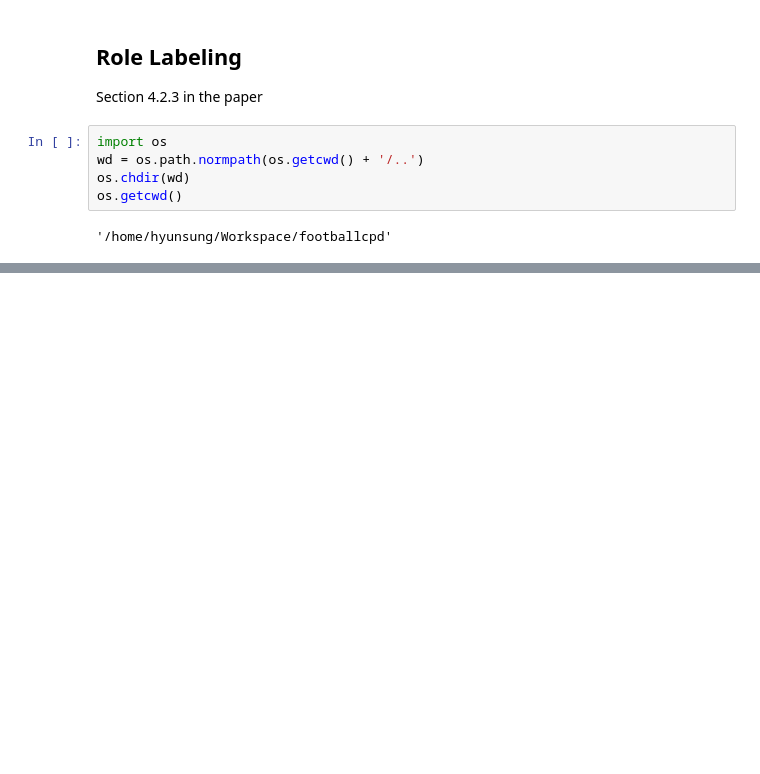
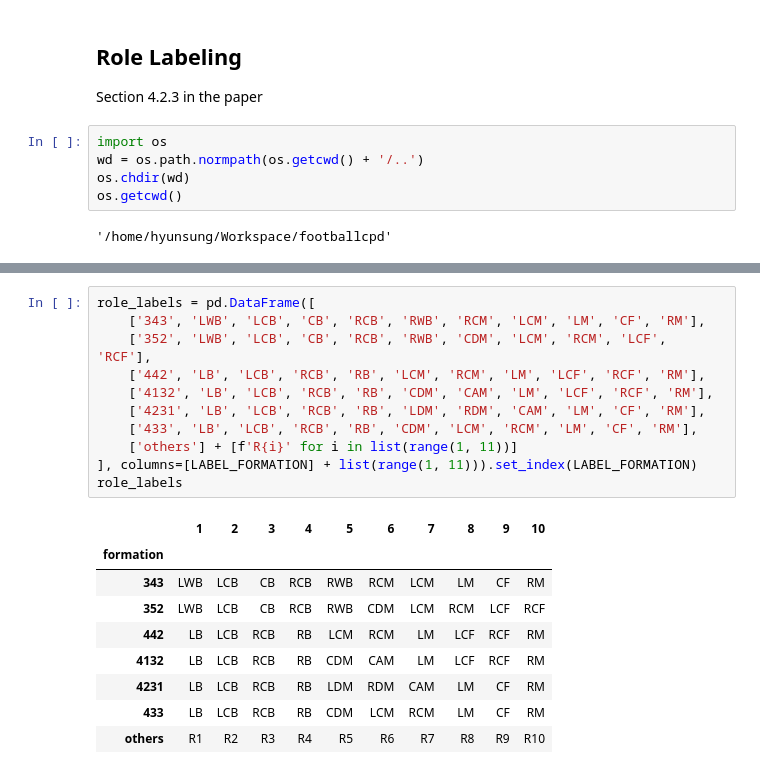
Before and after one commit to pientist/soccercpd, a Jupyter notebook: src/2_role_labeling.ipynb, the cells around one changed output, grey strips where cells are left out. Saved outputs shown, nothing was run; the diff lists cells and outputs as text; blank space fills up the shorter version.

```diff
--- a/src/2_role_labeling.ipynb
+++ b/src/2_role_labeling.ipynb
@@ -30,0 +71,21 @@ plt.rcParams['font.size'] = 15
+# %%
+role_labels = pd.DataFrame([
+    ['343', 'LWB', 'LCB', 'CB', 'RCB', 'RWB', 'RCM', 'LCM', 'LM', 'CF', 'RM'],
+    ['352', 'LWB', 'LCB', 'CB', 'RCB', 'RWB', 'CDM', 'LCM', 'RCM', 'LCF', 'RCF'],
+    ['442', 'LB', 'LCB', 'RCB', 'RB', 'LCM', 'RCM', 'LM', 'LCF', 'RCF', 'RM'],
+    ['4132', 'LB', 'LCB', 'RCB', 'RB', 'CDM', 'CAM', 'LM', 'LCF', 'RCF', 'RM'],
+    ['4231', 'LB', 'LCB', 'RCB', 'RB', 'LDM', 'RDM', 'CAM', 'LM', 'CF', 'RM'],
+    ['433', 'LB', 'LCB', 'RCB', 'RB', 'CDM', 'LCM', 'RCM', 'LM', 'CF', 'RM'],
+    ['others'] + [f'R{i}' for i in list(range(1, 11))]
+], columns=[LABEL_FORMATION] + list(range(1, 11))).set_index(LABEL_FORMATION)
+role_labels
+# %% [output]
+|  | 1 | 2 | 3 | 4 | 5 | 6 | 7 | 8 | 9 | 10 |
+| formation |  |  |  |  |  |  |  |  |  |  |
+| 343 | LWB | LCB | CB | RCB | RWB | RCM | LCM | LM | CF | RM |
+| 352 | LWB | LCB | CB | RCB | RWB | CDM | LCM | RCM | LCF | RCF |
+| 442 | LB | LCB | RCB | RB | LCM | RCM | LM | LCF | RCF | RM |
+| 4132 | LB | LCB | RCB | RB | CDM | CAM | LM | LCF | RCF | RM |
+| 4231 | LB | LCB | RCB | RB | LDM | RDM | CAM | LM | CF | RM |
+| 433 | LB | LCB | RCB | RB | CDM | LCM | RCM | LM | CF | RM |
+| others | R1 | R2 | R3 | R4 | R5 | R6 | R7 | R8 | R9 | R10 |
```
Also changed, not shown: parts of 6 cells of this notebook, 3 other files.
